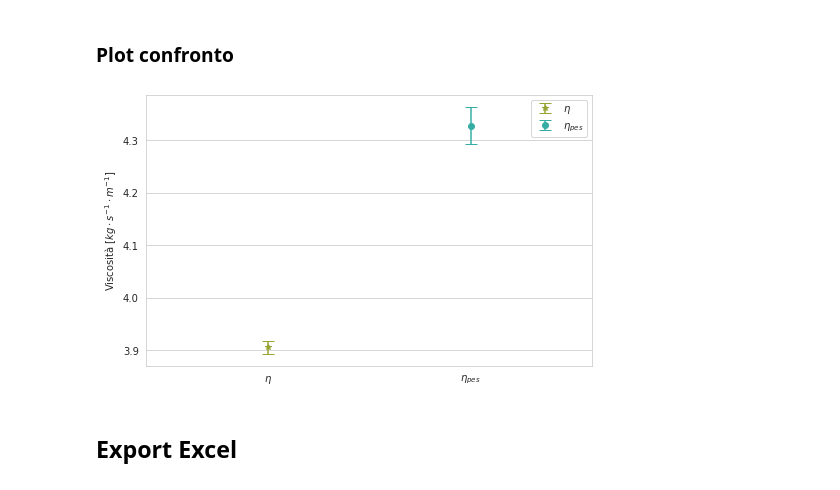
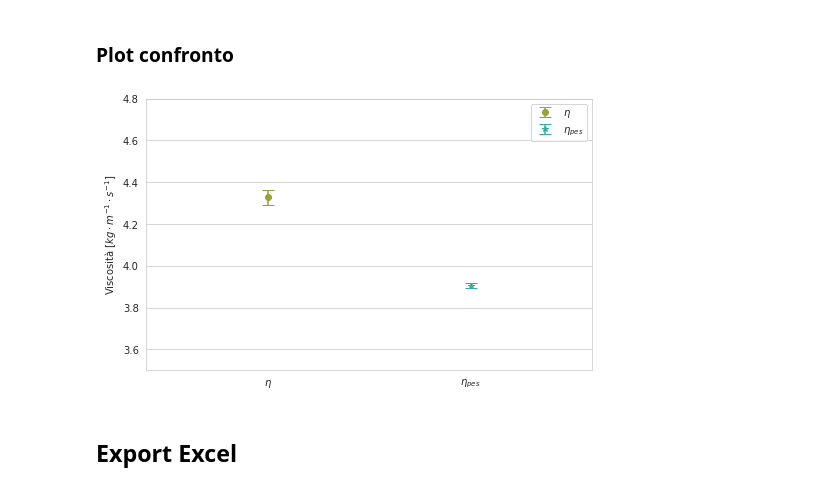
Before and after one commit to LorenzoGodi/Sperim1B, a Jupyter notebook: Viscosimetro/Viscosimetro.ipynb, the cells around one changed output. Cells and saved outputs as stored; diff of their text form; code cells hidden in the pictures.

```diff
--- a/Viscosimetro/Viscosimetro.ipynb
+++ b/Viscosimetro/Viscosimetro.ipynb
@@ -603,31 +622,31 @@ visc_sig
 # %%
 def plot4():
     X = [0, 1]
     Xlab = ['$\eta$', '$\eta_{pes}$']
 
-    Y = [visc_pes, visc]
-    Yerr = [visc_pes_sig, visc_sig]
+    Y = [visc, visc_pes]
+    Yerr = [visc_sig, visc_pes_sig]
 
     plt.figure(figsize=(8,5))
 
-    plt.errorbar([0], Y[0], Yerr[0], fmt='*', capsize=6, color=palette[6], label='$\eta$')
-    plt.errorbar([1], Y[1], Yerr[1], fmt='o', capsize=6, color=palette[12], label='$\eta_{pes}$')
+    plt.errorbar([0], Y[0], Yerr[0], fmt='o', capsize=6, color=palette[6], label='$\eta$')
+    plt.errorbar([1], Y[1], Yerr[1], fmt='*', capsize=6, color=palette[12], label='$\eta_{pes}$')
 
     plt.gca().grid(axis='x')
 
     plt.xlim(-.6,1.6)
-    # plt.ylim(0.003,0.005)
+    plt.ylim(3.5,4.8)
 
     plt.xticks(X, Xlab)
     plt.ylabel('Viscosità [$kg \\cdot m^{-1} \\cdot s^{-1}$]')
 
     plt.legend(loc='upper right')
 
     plt.savefig(graph_base_name+'viscosita', dpi=200)
 
 plot4()
 # %% [output]
-[figure, old version]
+[figure, new version]
 # %% [markdown]
 ## Export Excel
 # %%
```
Also changed, not shown: parts of 5 cells of this notebook.
